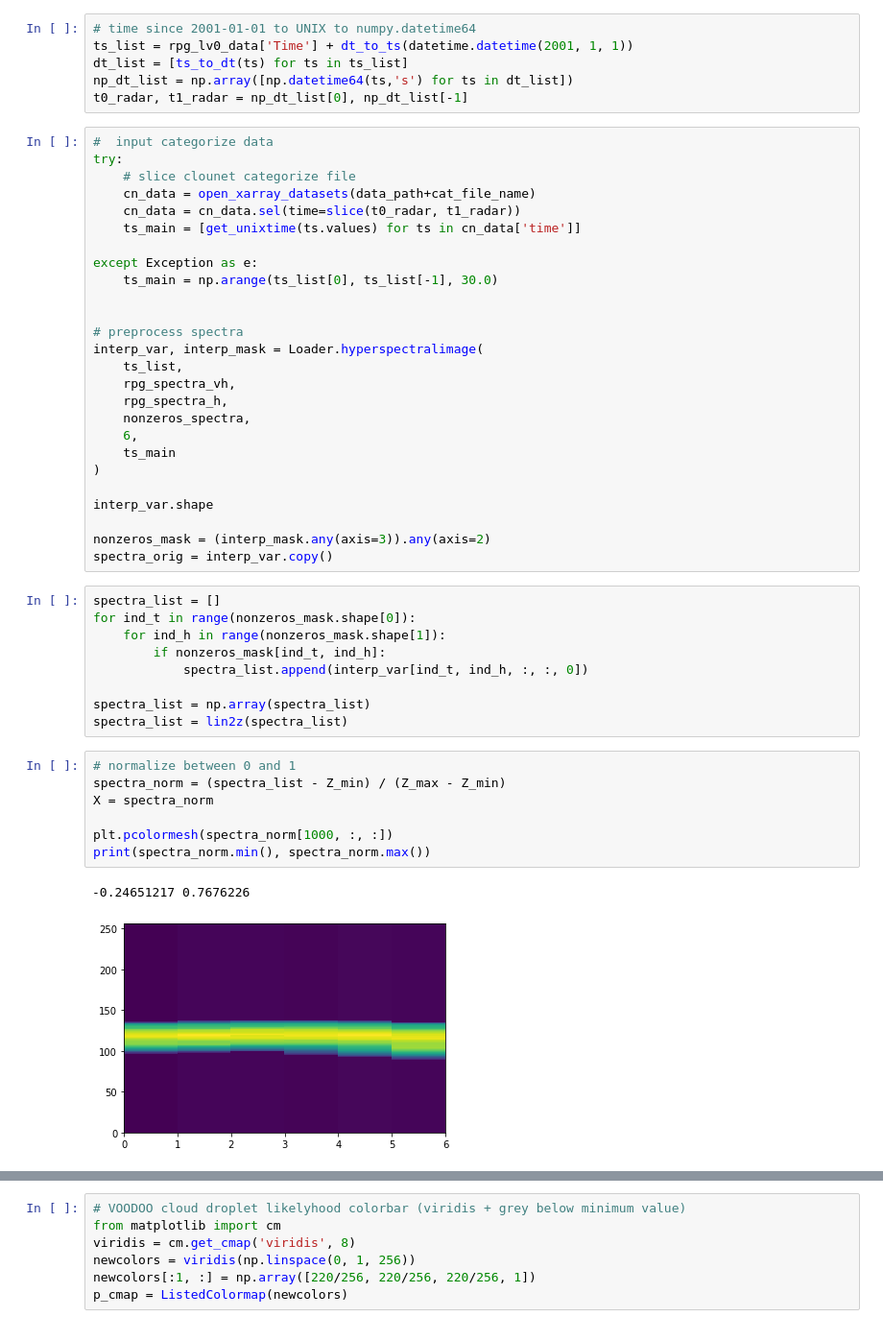
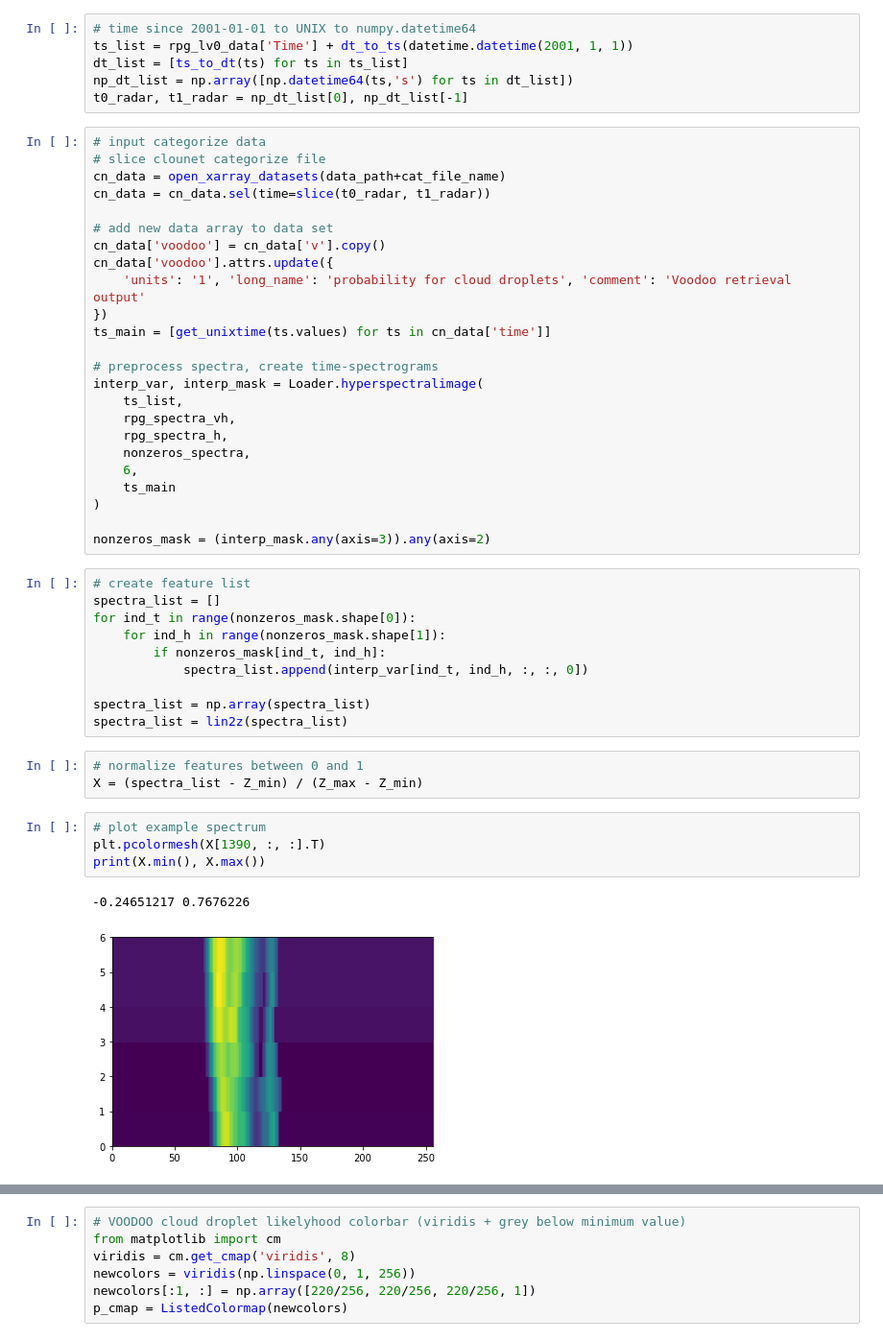
Before and after one commit to remsens-lim/Voodoo, a Jupyter notebook: Voodoo_predictor.ipynb, the cells around one changed output, grey strips where cells are left out. Shown: that part at 96% size. Saved outputs shown, nothing was run; the diff lists cells and outputs as text.

```diff
--- a/Voodoo_predictor.ipynb
+++ b/Voodoo_predictor.ipynb
@@ -155,18 +109,19 @@ dt_list = [ts_to_dt(ts) for ts in ts_list]
 np_dt_list = np.array([np.datetime64(ts,'s') for ts in dt_list])
 t0_radar, t1_radar = np_dt_list[0], np_dt_list[-1]
 # %%
-#  input categorize data
-try:
-    # slice clounet categorize file
-    cn_data = open_xarray_datasets(data_path+cat_file_name)
-    cn_data = cn_data.sel(time=slice(t0_radar, t1_radar))
-    ts_main = [get_unixtime(ts.values) for ts in cn_data['time']]
+# input categorize data
+# slice clounet categorize file
+cn_data = open_xarray_datasets(data_path+cat_file_name)
+cn_data = cn_data.sel(time=slice(t0_radar, t1_radar))
 
-except Exception as e:
-    ts_main = np.arange(ts_list[0], ts_list[-1], 30.0)
+# add new data array to data set
+cn_data['voodoo'] = cn_data['v'].copy()
+cn_data['voodoo'].attrs.update({
+    'units': '1', 'long_name': 'probability for cloud droplets', 'comment': 'Voodoo retrieval output'
+})
+ts_main = [get_unixtime(ts.values) for ts in cn_data['time']]
 
-
-# preprocess spectra
+# preprocess spectra, create time-spectrograms
 interp_var, interp_mask = Loader.hyperspectralimage(
     ts_list,
     rpg_spectra_vh,
@@ -176,11 +131,9 @@ interp_var, interp_mask = Loader.hyperspectralimage(
     ts_main
 )
 
-interp_var.shape
-
 nonzeros_mask = (interp_mask.any(axis=3)).any(axis=2)
-spectra_orig = interp_var.copy()
 # %%
+# create feature list
 spectra_list = []
 for ind_t in range(nonzeros_mask.shape[0]):
     for ind_h in range(nonzeros_mask.shape[1]):
@@ -190,12 +143,12 @@ for ind_t in range(nonzeros_mask.shape[0]):
 spectra_list = np.array(spectra_list)
 spectra_list = lin2z(spectra_list)
 # %%
-# normalize between 0 and 1
-spectra_norm = (spectra_list - Z_min) / (Z_max - Z_min)
-X = spectra_norm
-
-plt.pcolormesh(spectra_norm[1000, :, :])
-print(spectra_norm.min(), spectra_norm.max())
+# normalize features between 0 and 1
+X = (spectra_list - Z_min) / (Z_max - Z_min)
-# %% [output]
--0.24651217 0.7676226
-[figure, removed]
+# %%
+# plot example spectrum
+plt.pcolormesh(X[1390, :, :].T)
+print(X.min(), X.max())
+# %% [output]
+-0.24651217 0.7676226
+[figure, added]
```
Also changed, not shown: parts of 11 cells of this notebook.
